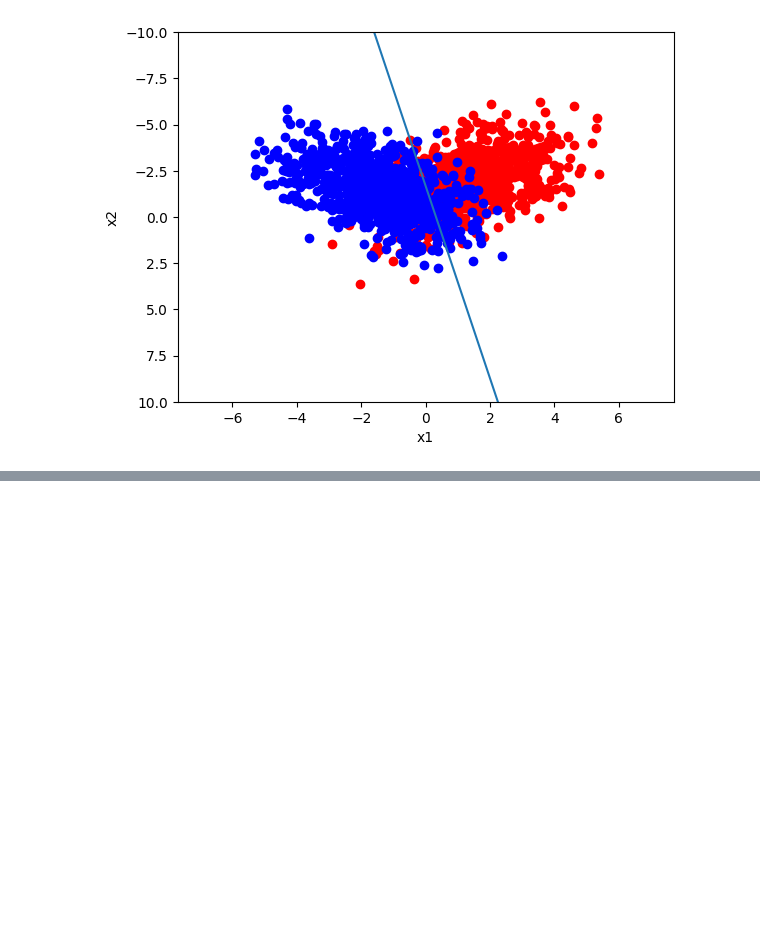
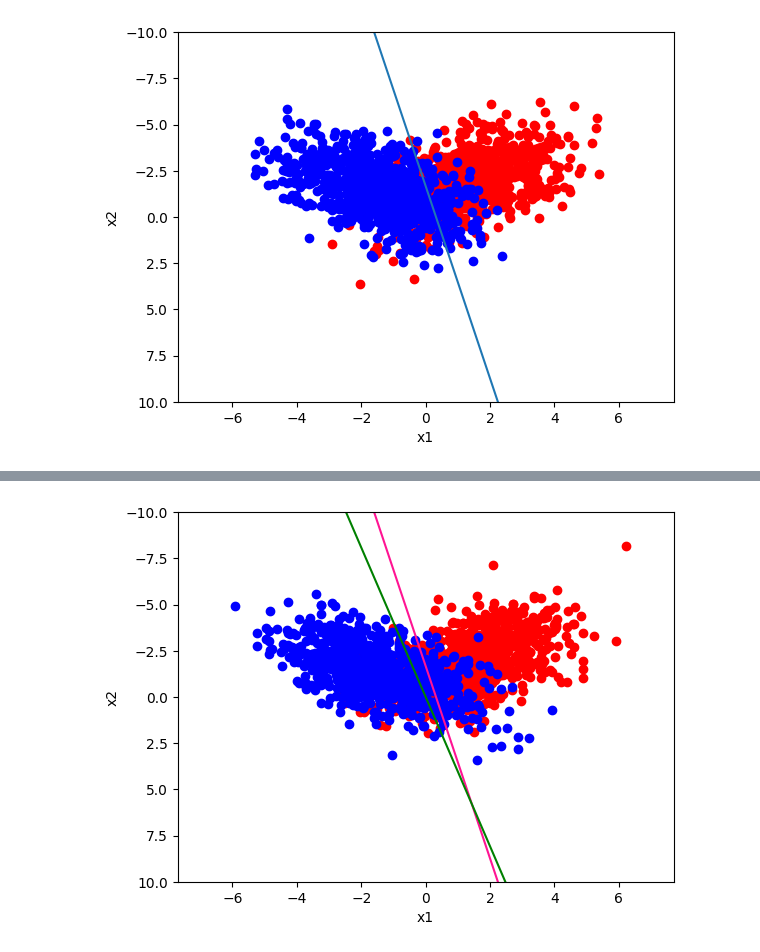
Before and after one commit to labani-01/PHY657, a Jupyter notebook: Module_4/ Module-4.ipynb, the cells around one changed output, grey strips where cells are left out. Drawn from its saved outputs; the diff is of its cells as text; code cells hidden in the pictures; blank space fills up the shorter version.

Commit message:
added_Fisher_discriminat_1st_activity

```diff
--- a/Module_4/ Module-4.ipynb
+++ b/Module_4/ Module-4.ipynb
@@ -109,0 +145,11 @@ plt.show()
+# %%
+plt.plot(x1_1D, -intercept/coefficient[1] - coefficient[0] * x1_1D/coefficient[1], color="deeppink")
+plt.plot(x1_1D, -x1_1D * w[0]/w[1] + 0/w[1], label="Fisher Discriminant Decision Boundary", color="green")
+plt.scatter(sample1[:,0], sample1[:,1], color='red')
+plt.scatter(sample2[:,0], sample2[:,1], color='blue')
+plt.xlabel("x1")
+plt.ylabel("x2")
+plt.ylim(10, -10)
+plt.show()
+# %% [output]
+[figure, added]
```
Also changed, not shown: parts of 8 cells of this notebook.
